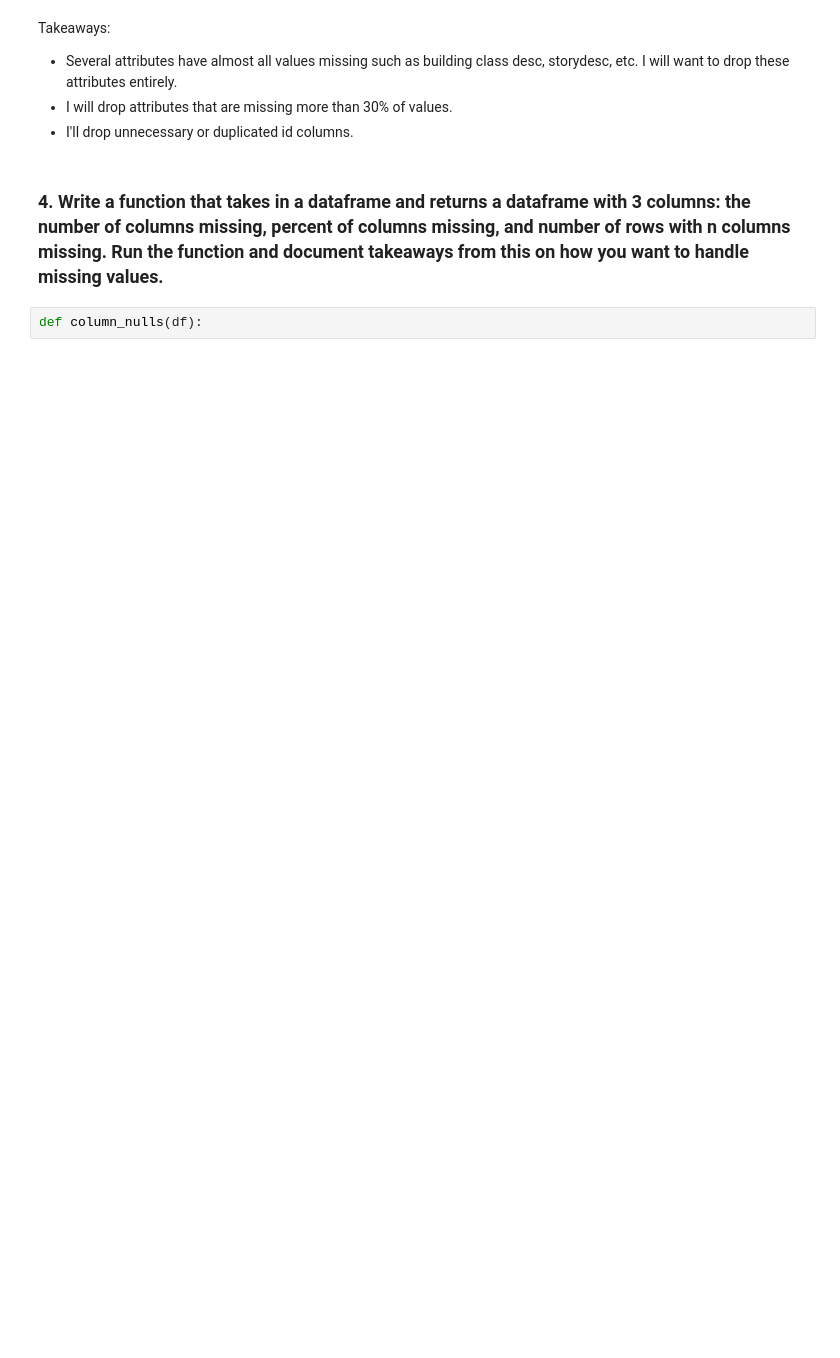
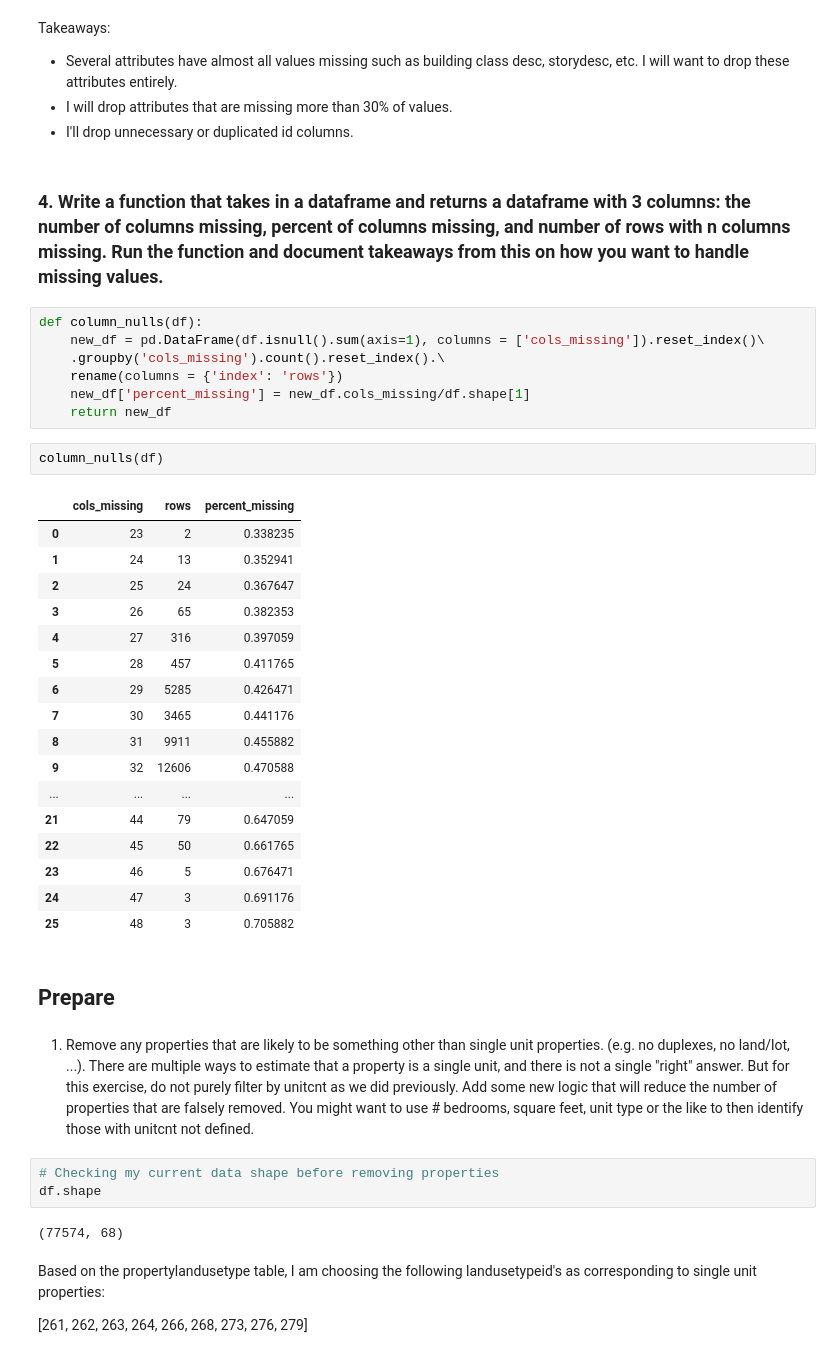
Before and after one commit to kristofer-rivera/clustering-exercises, a Jupyter notebook: zillow.ipynb, the cells around one changed output. Drawn from its saved outputs; the diff is of its cells as text; blank space fills up the shorter version.

Commit message:
Commiting unfinished wrangle exercises.

```diff
--- a/zillow.ipynb
+++ b/zillow.ipynb
@@ -136,5 +163,43 @@ Takeaways:
 - I'll drop unnecessary or duplicated id columns.
 # %% [markdown]
 ### 4. Write a function that takes in a dataframe and returns a dataframe with 3 columns: the number of columns missing, percent of columns missing, and number of rows with n columns missing. Run the function and document takeaways from this on how you want to handle missing values.
-# %%
-def column_nulls(df):
+# %%
+def column_nulls(df):
+    new_df = pd.DataFrame(df.isnull().sum(axis=1), columns = ['cols_missing']).reset_index()\
+    .groupby('cols_missing').count().reset_index().\
+    rename(columns = {'index': 'rows'})
+    new_df['percent_missing'] = new_df.cols_missing/df.shape[1]
+    return new_df
+# %%
+column_nulls(df)
+# %% [output]
+|  | cols_missing | rows | percent_missing |
+| 0 | 23 | 2 | 0.338235 |
+| 1 | 24 | 13 | 0.352941 |
+| 2 | 25 | 24 | 0.367647 |
+| 3 | 26 | 65 | 0.382353 |
+| 4 | 27 | 316 | 0.397059 |
+| 5 | 28 | 457 | 0.411765 |
+| 6 | 29 | 5285 | 0.426471 |
+| 7 | 30 | 3465 | 0.441176 |
+| 8 | 31 | 9911 | 0.455882 |
+| 9 | 32 | 12606 | 0.470588 |
+| ... | ... | ... | ... |
+| 21 | 44 | 79 | 0.647059 |
+| 22 | 45 | 50 | 0.661765 |
+| 23 | 46 | 5 | 0.676471 |
+| 24 | 47 | 3 | 0.691176 |
+| 25 | 48 | 3 | 0.705882 |
+# %% [markdown]
+## Prepare
+# %% [markdown]
+1. Remove any properties that are likely to be something other than single unit properties. (e.g. no duplexes, no land/lot, ...). There are multiple ways to estimate that a property is a single unit, and there is not a single "right" answer. But for this exercise, do not purely filter by unitcnt as we did previously. Add some new logic that will reduce the number of properties that are falsely removed. You might want to use # bedrooms, square feet, unit type or the like to then identify those with unitcnt not defined.
+# %%
+# Checking my current data shape before removing properties
+df.shape
+# %% [output]
+(77574, 68)
+# %% [markdown]
+Based on the propertylandusetype table, I am choosing the following landusetypeid's as corresponding to single unit properties:
+
+[261, 262, 263, 264, 266, 268, 273, 276, 279]
```
Also changed, not shown: parts of 14 cells of this notebook, 1 other file.
